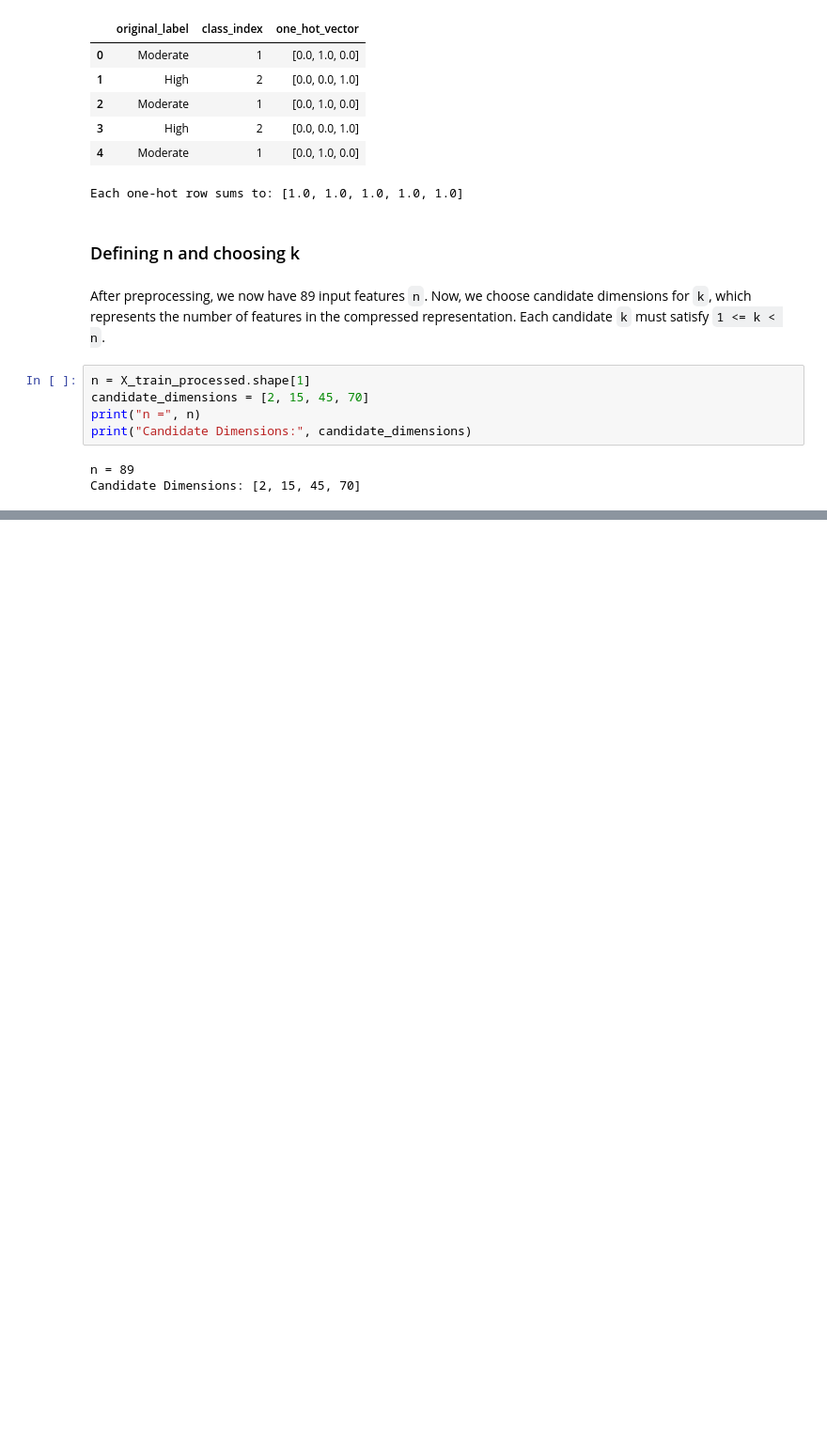
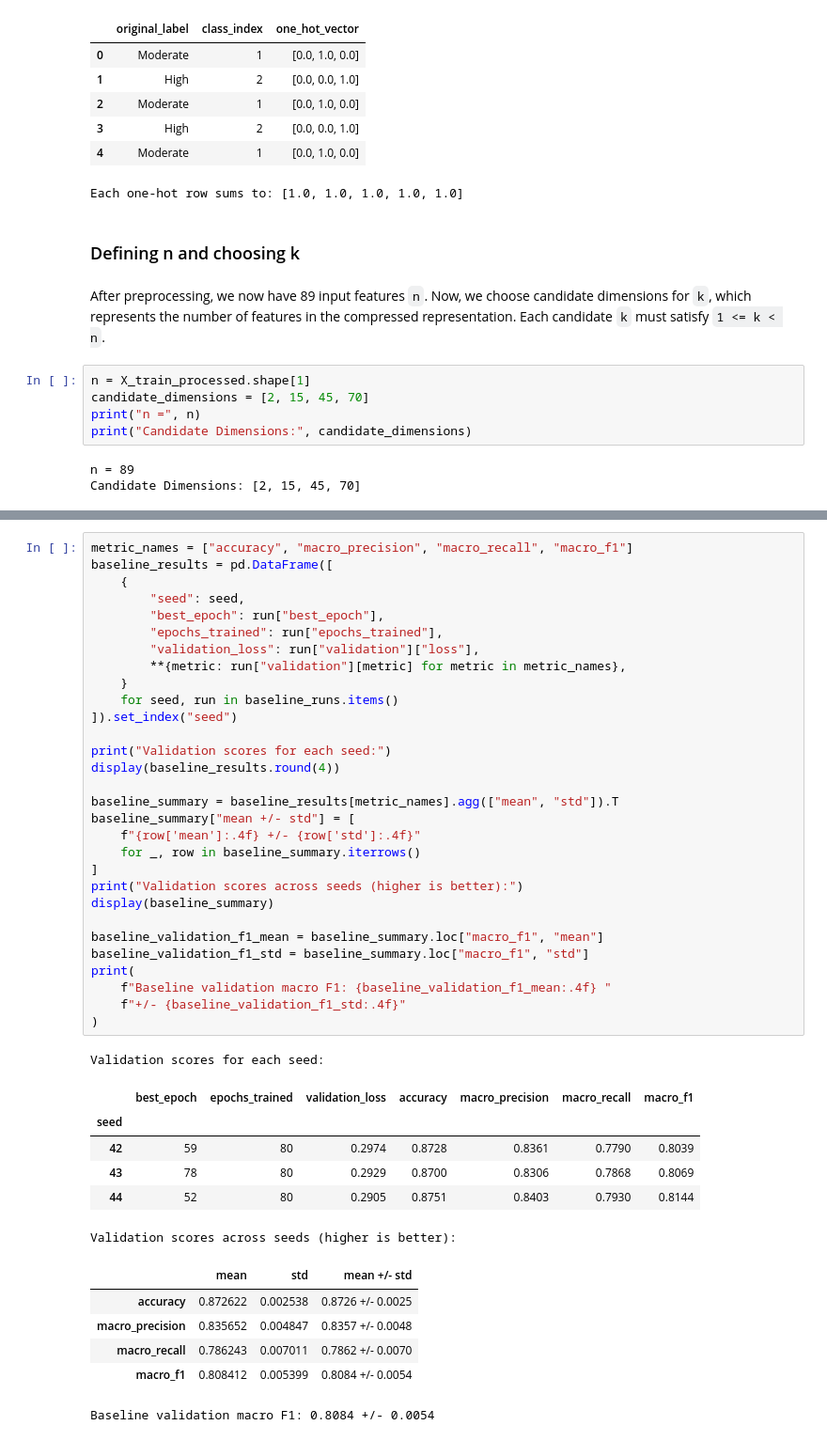
Before and after one commit to Gabriel-Labariento/csci114, a Jupyter notebook: lab2/lab2.ipynb, the cells around one changed output, grey strips where cells are left out. Shown at 94% size. Cells and saved outputs as stored; diff of their text form; blank space fills up the shorter version.

```diff
--- a/lab2/lab2.ipynb
+++ b/lab2/lab2.ipynb
@@ -425,0 +634,44 @@ tensor([[-0.1194, -0.1185,  0.2146],
+# %%
+metric_names = ["accuracy", "macro_precision", "macro_recall", "macro_f1"]
+baseline_results = pd.DataFrame([
+    {
+        "seed": seed,
+        "best_epoch": run["best_epoch"],
+        "epochs_trained": run["epochs_trained"],
+        "validation_loss": run["validation"]["loss"],
+        **{metric: run["validation"][metric] for metric in metric_names},
+    }
+    for seed, run in baseline_runs.items()
+]).set_index("seed")
+
+print("Validation scores for each seed:")
+display(baseline_results.round(4))
+
+baseline_summary = baseline_results[metric_names].agg(["mean", "std"]).T
+baseline_summary["mean +/- std"] = [
+    f"{row['mean']:.4f} +/- {row['std']:.4f}"
+    for _, row in baseline_summary.iterrows()
+]
+print("Validation scores across seeds (higher is better):")
+display(baseline_summary)
+
+baseline_validation_f1_mean = baseline_summary.loc["macro_f1", "mean"]
+baseline_validation_f1_std = baseline_summary.loc["macro_f1", "std"]
+print(
+    f"Baseline validation macro F1: {baseline_validation_f1_mean:.4f} "
+    f"+/- {baseline_validation_f1_std:.4f}"
+)
+# %% [output]
+Validation scores for each seed:
+|  | best_epoch | epochs_trained | validation_loss | accuracy | macro_precision | macro_recall | macro_f1 |
+| seed |  |  |  |  |  |  |  |
+| 42 | 59 | 80 | 0.2974 | 0.8728 | 0.8361 | 0.7790 | 0.8039 |
+| 43 | 78 | 80 | 0.2929 | 0.8700 | 0.8306 | 0.7868 | 0.8069 |
+| 44 | 52 | 80 | 0.2905 | 0.8751 | 0.8403 | 0.7930 | 0.8144 |
+Validation scores across seeds (higher is better):
+|  | mean | std | mean +/- std |
+| accuracy | 0.872622 | 0.002538 | 0.8726 +/- 0.0025 |
+| macro_precision | 0.835652 | 0.004847 | 0.8357 +/- 0.0048 |
+| macro_recall | 0.786243 | 0.007011 | 0.7862 +/- 0.0070 |
+| macro_f1 | 0.808412 | 0.005399 | 0.8084 +/- 0.0054 |
+Baseline validation macro F1: 0.8084 +/- 0.0054
```
Also changed, not shown: parts of 21 cells of this notebook.
